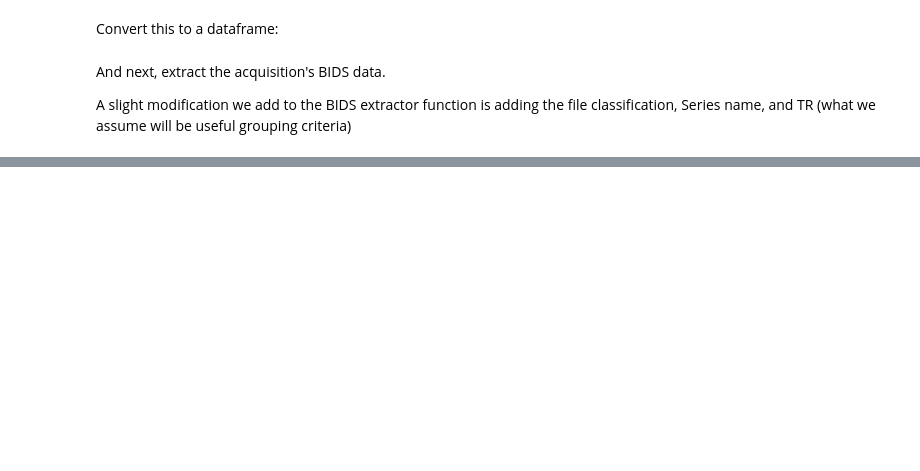
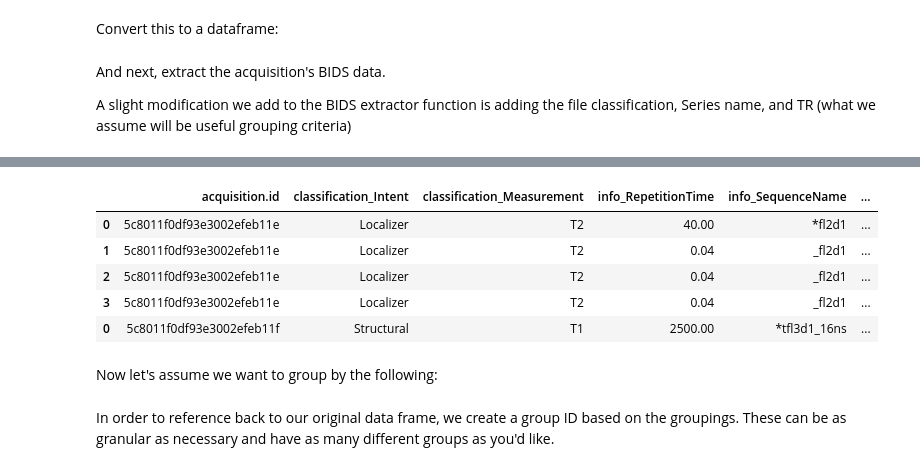
Before and after one commit to PennBBL/bids-on-flywheel, a Jupyter notebook: notebooks/Grouped Editing.ipynb, the cells around one changed output, grey strips where cells are left out. Cells and saved outputs as stored; diff of their text form; code cells hidden in the pictures; blank space fills up the shorter version.

```diff
--- a/notebooks/Grouped Editing.ipynb
+++ b/notebooks/Grouped Editing.ipynb
@@ -149,12 +41,0 @@ dd
-# %%
-# loop through the acquisitions to extract the bids validity data
-bids_classifications = []
-pbar = tqdm(total=100)
-tempDF = acquisitions.iloc[:200,]
-for ind, row in acquisitions.iloc[:200,].iterrows():
-    temp_info = extract_bids_data(row["acquisition.id"], fw)
-    if temp_info is not None:
-        bids_classifications.extend(temp_info)
-    pbar.update(10)
-pbar.close()
-bids_classifications = pd.DataFrame(bids_classifications)
@@ -427,3 +41,0 @@ dtype: bool
-# %%
-list_cols = (modified_flat.applymap(type) == list).all()
-modified_flat.loc[:,list_cols].applymap(unlist_item)
@@ -471,0 +111,22 @@ We can wrap up the above processes in two new modules: `grouped_query` and `ungr
+# %%
+acq_dfs = []
+
+for index, row in tqdm(acquisitions.iterrows(), total=acquisitions.shape[0]):
+
+    try:
+        temp = process_acquisition(row["acquisition.id"], fw)
+        acq_dfs.append(temp)
+    except:
+        continue
+# %%
+bids_data=pd.concat(acq_dfs, sort=False)
+bids_data.head()
+# %% [output]
+|  | acquisition.id | classification_Intent | classification_Measurement | info_RepetitionTime | info_SequenceName | ... |
+| 0 | 5c8011f0df93e3002efeb11e | Localizer | T2 | 40.00 | *fl2d1 | ... |
+| 1 | 5c8011f0df93e3002efeb11e | Localizer | T2 | 0.04 | _fl2d1 | ... |
+| 2 | 5c8011f0df93e3002efeb11e | Localizer | T2 | 0.04 | _fl2d1 | ... |
+| 3 | 5c8011f0df93e3002efeb11e | Localizer | T2 | 0.04 | _fl2d1 | ... |
+| 0 | 5c8011f0df93e3002efeb11f | Structural | T1 | 2500.00 | *tfl3d1_16ns | ... |
+# %% [markdown]
+Now let's assume we want to group by the following:
@@ -471,0 +135,2 @@ We can wrap up the above processes in two new modules: `grouped_query` and `ungr
+# %% [markdown]
+In order to reference back to our original data frame, we create a group ID based on the groupings. These can be as granular as necessary and have as many different groups as you'd like.
```
Also changed, not shown: parts of 57 cells of this notebook, 7 other files.
